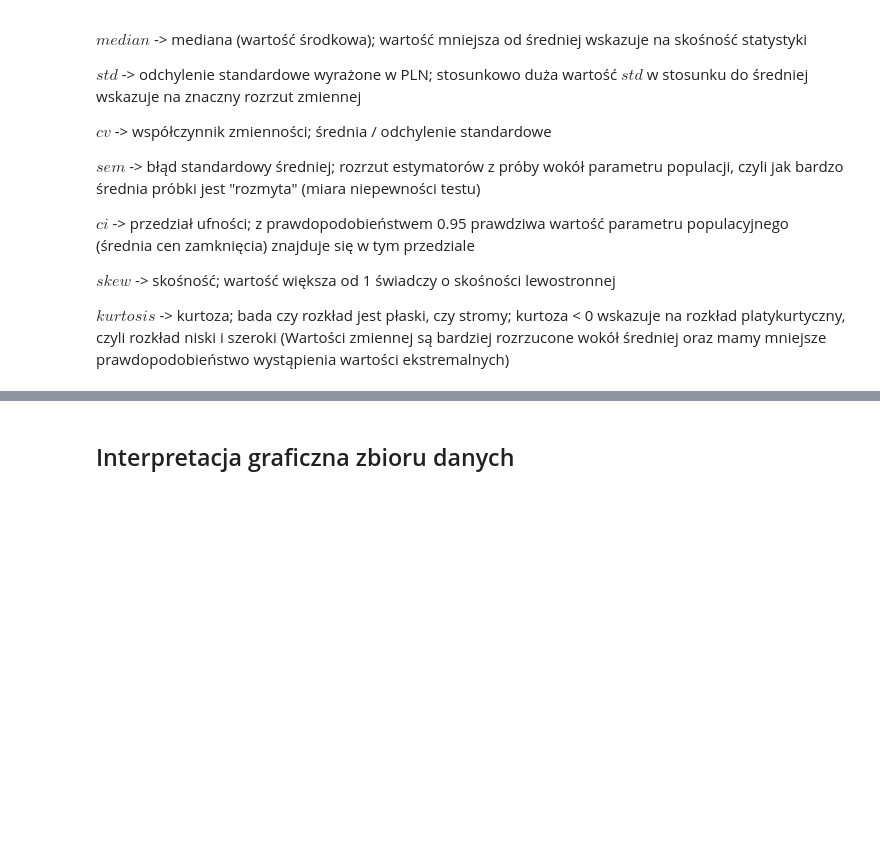
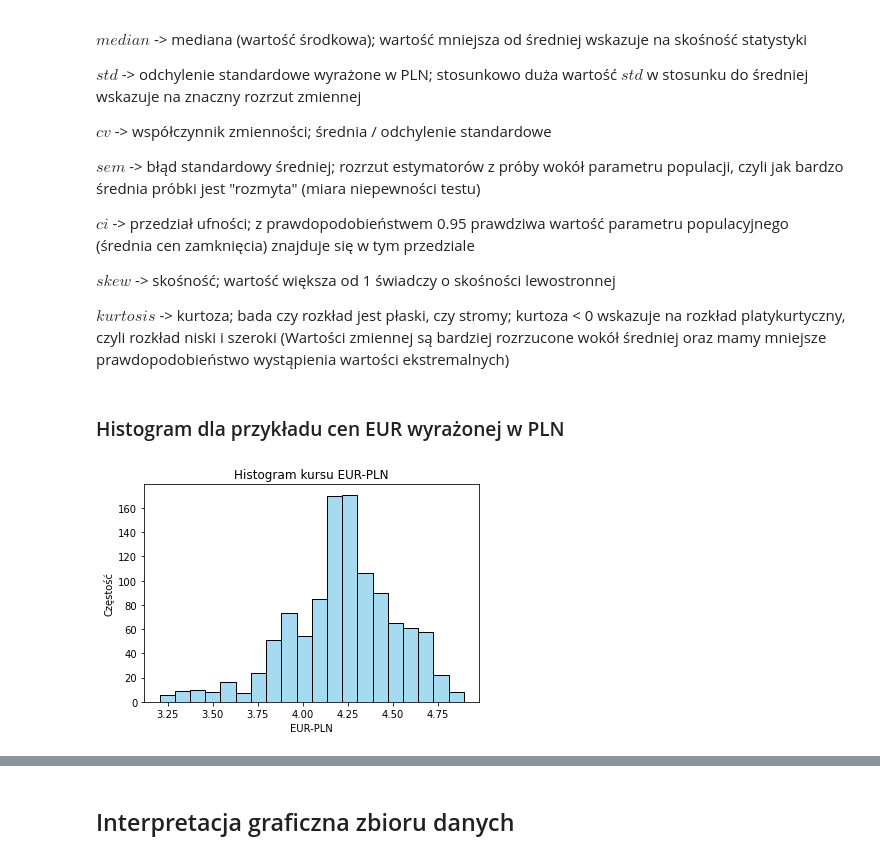
Before and after one commit to andkoc001/statistical-modeling, a Jupyter notebook: project.ipynb, the cells around one changed output, grey strips where cells are left out. Saved outputs shown, nothing was run; the diff lists cells and outputs as text; code cells hidden in the pictures; blank space fills up the shorter version.

```diff
--- a/project.ipynb
+++ b/project.ipynb
@@ -168,3 +203,16 @@ $ci$ -> przedział ufności; z prawdopodobieństwem 0.95 prawdziwa wartość par
 $skew$ -> skośność; wartość większa od 1 świadczy o skośności lewostronnej
 
 $kurtosis$ -> kurtoza; bada czy rozkład jest płaski, czy stromy; kurtoza < 0 wskazuje na rozkład platykurtyczny, czyli rozkład niski i szeroki (Wartości zmiennej są bardziej rozrzucone wokół średniej oraz mamy mniejsze prawdopodobieństwo wystąpienia wartości ekstremalnych)
+# %% [markdown]
+### Histogram dla przykładu cen EUR wyrażonej w PLN
+# %%
+# Utwórzenie histogram
+sns.histplot(merged_df['Zamkniecie_EURPLN'], bins=20, kde=False, color='skyblue')
+
+# Opis wykresu i osi
+plt.xlabel('EUR-PLN')
+plt.ylabel('Częstość')
+plt.title('Histogram kursu EUR-PLN')
+plt.show()
+# %% [output]
+[figure, added]
```
Also changed, not shown: parts of 10 cells of this notebook.
